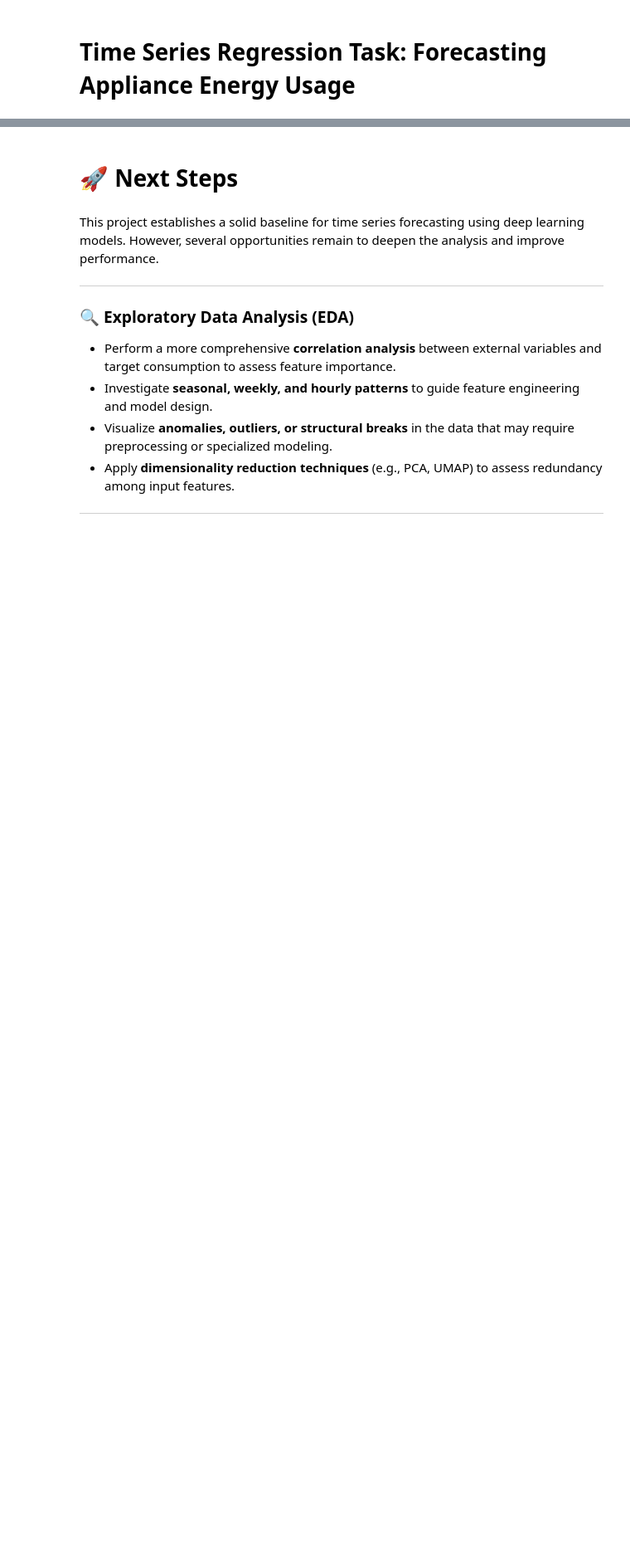
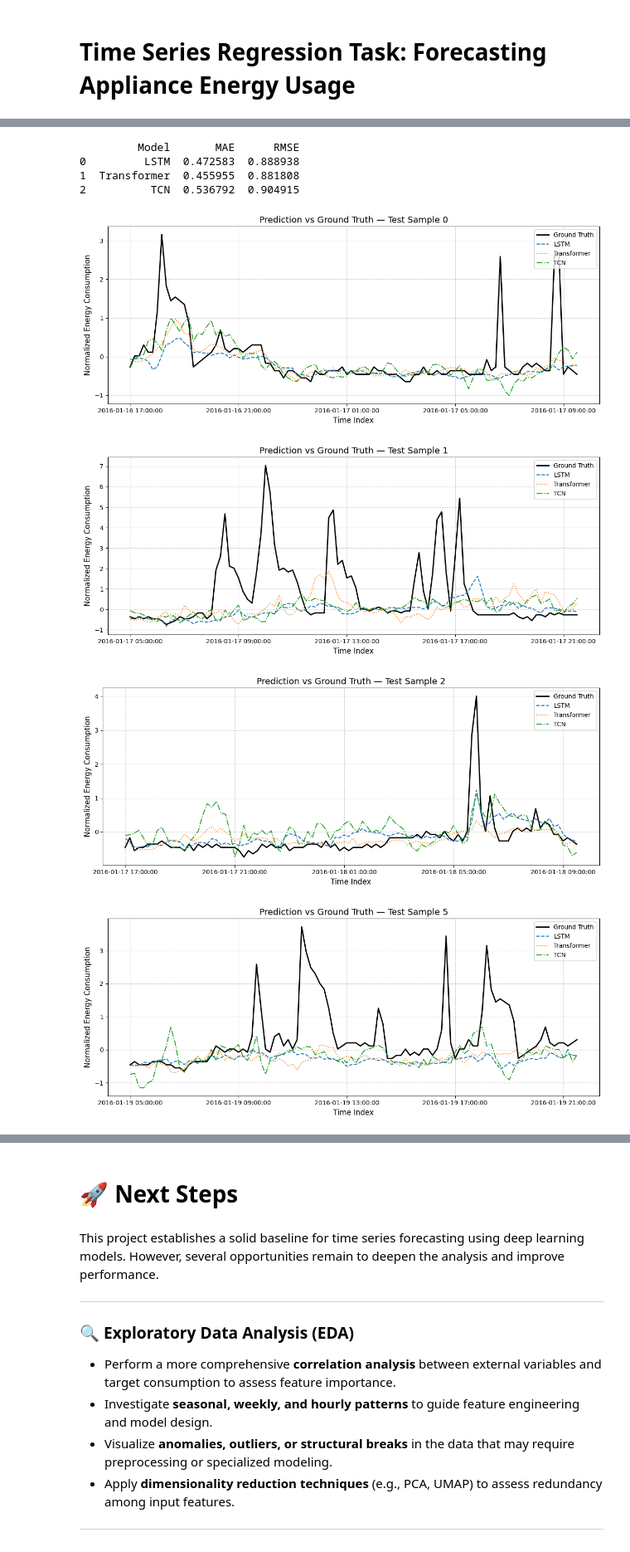
Before and after one commit to antosquicciarini/as-testdatascience-2, a Jupyter notebook: notebooks/energy_prediction.ipynb, the cells around one changed output, grey strips where cells are left out. Shown at 83% size. Saved outputs shown, nothing was run; the diff lists cells and outputs as text; code cells hidden in the pictures; blank space fills up the shorter version.

```diff
--- a/notebooks/energy_prediction.ipynb
+++ b/notebooks/energy_prediction.ipynb
@@ -576,7 +609,7 @@ for name, model in models.items():
     histories[name] = hist
 
     # Save model state
-    torch.save(model.state_dict(), f'models/{name}.pth')
+    torch.save(model.state_dict(), f'../models/{name}.pth')
 
     # Plot and save training loss
     plt.figure()
@@ -587,7 +620,7 @@ for name, model in models.items():
     plt.grid(True)
     plt.legend()
     plt.tight_layout()
-    plt.savefig(f'models/{name}_train_loss.png')
+    plt.savefig(f'../models/{name}_train_loss.png')
     plt.close()
 
 print("Training complete. Models and plots saved in 'models/' folder.")
@@ -598,7 +648,7 @@ for name, cls in model_classes.items():
     print(f"Loading and evaluating {name}...")
     # Re-instantiate model and load weights
     model = cls(n_feats=Xs.shape[1], horizon=horizon).to(device)
-    model.load_state_dict(torch.load(f'models/{name}.pth'))
+    model.load_state_dict(torch.load(f'../models/{name}.pth'))
 
     # Evaluate
     met = eval_model(model, test_loader, device)
@@ -614,7 +677,4 @@ print("\nComparison of models:\n", summary)
 # %%
-# SELECT THE TEST SAMPLE TO ANALYSE
-TEST_SAMPLE = 0
-
 # KPI summary
 df_kpi = pd.DataFrame({
     'Model': ['LSTM', 'Transformer', 'TCN'],
@@ -623,32 +683,42 @@ df_kpi = pd.DataFrame({
 })
 
 print(df_kpi)
-
-
-# Time range for plotting
-start_idx = TEST_SAMPLE * stride + input_len
-time_range = df.index[start_idx : start_idx + horizon]
-
-# Plot setup
-plt.figure(figsize=(12, 5))
-plt.plot(time_range, results['lstm']['y_true'][TEST_SAMPLE], label='Ground Truth', linewidth=2, color='black')
-plt.plot(time_range, results['lstm']['y_pred'][TEST_SAMPLE], '--', label='LSTM', linewidth=1.5)
-plt.plot(time_range, results['transformer']['y_pred'][TEST_SAMPLE], ':', label='Transformer', linewidth=1.5)
-plt.plot(time_range, results['tcn']['y_pred'][TEST_SAMPLE], '-.', label='TCN', linewidth=1.5)
-
-# Title and labels
-plt.title(f"Prediction vs Ground Truth — Test Sample {TEST_SAMPLE}", fontsize=14)
-plt.xlabel("Time Index", fontsize=12)
-plt.ylabel("Normalized Energy Consumption", fontsize=12)
-
-# Reduce x-tick clutter using fixed interval
-step = 24  # Every 4 hours (10-minute steps)
-tick_positions = time_range[::step]
-tick_labels = tick_positions.astype(str)
-plt.xticks(ticks=tick_positions, labels=tick_labels, rotation=0)
-
-# Finish
-plt.legend(loc='upper right', fontsize=10)
-plt.grid(True, linestyle='--', alpha=0.6)
-plt.tight_layout()
-plt.show()
+# %% [output]
+         Model       MAE      RMSE
+0         LSTM  0.472583  0.888938
+1  Transformer  0.455955  0.881808
+2          TCN  0.536792  0.904915
+# %%
+# SELECT THE TEST SAMPLE TO ANALYSE
+TEST_SAMPLES = [0, 1, 2, 5, 10]  # you can choose any indices
+
+# Plot predictions for each selected test sample
+for TEST_SAMPLE in TEST_SAMPLES:
+    start_idx = TEST_SAMPLE * stride + input_len
+    time_range = df.index[start_idx : start_idx + horizon]
+
+    plt.figure(figsize=(12, 5))
+    plt.plot(time_range, results['lstm']['y_true'][TEST_SAMPLE], label='Ground Truth', linewidth=2, color='black')
+    plt.plot(time_range, results['lstm']['y_pred'][TEST_SAMPLE], '--', label='LSTM', linewidth=1.5)
+    plt.plot(time_range, results['transformer']['y_pred'][TEST_SAMPLE], ':', label='Transformer', linewidth=1.5)
+    plt.plot(time_range, results['tcn']['y_pred'][TEST_SAMPLE], '-.', label='TCN', linewidth=1.5)
+
+    plt.title(f"Prediction vs Ground Truth — Test Sample {TEST_SAMPLE}", fontsize=14)
+    plt.xlabel("Time Index", fontsize=12)
+    plt.ylabel("Normalized Energy Consumption", fontsize=12)
+
+    # Reduce x-tick clutter
+    step = 24  # every 4 hours
+    tick_positions = time_range[::step]
+    tick_labels = tick_positions.astype(str)
+    plt.xticks(ticks=tick_positions, labels=tick_labels, rotation=0)
+
+    plt.legend(loc='upper right', fontsize=10)
+    plt.grid(True, linestyle='--', alpha=0.6)
+    plt.tight_layout()
+    plt.show()
+# %% [output]
+[figure, added]
+[figure, added]
+[figure, added]
+[figure, added]
```
Also changed, not shown: parts of 20 cells of this notebook, 17 other files.
